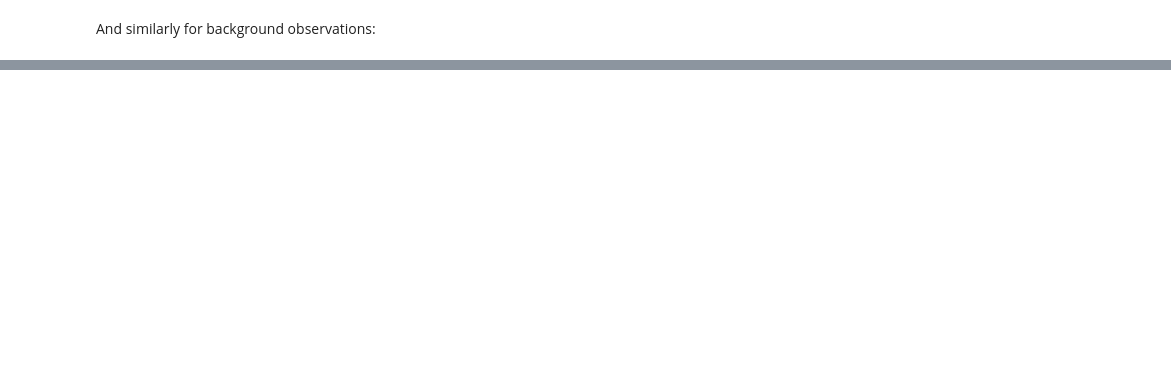
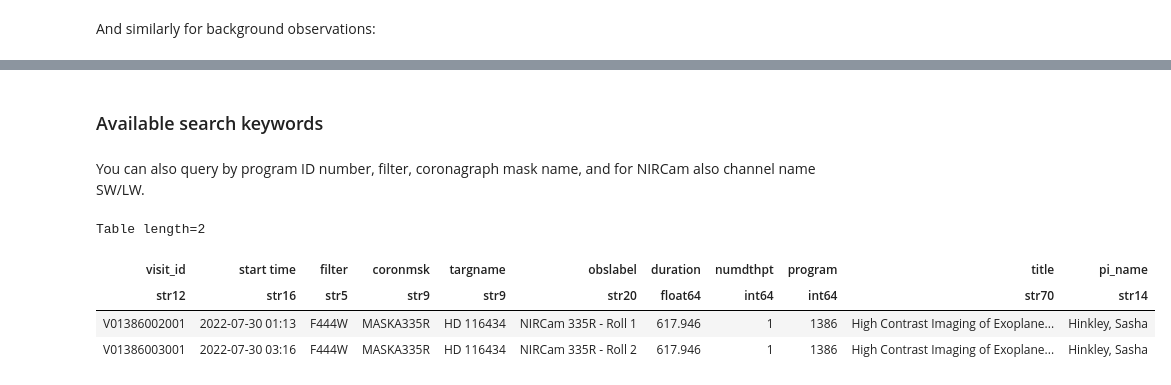
Before and after one commit to kammerje/spaceKLIP, a Jupyter notebook: docs/source/tutorials/MAST query tools for coronagraphic datasets.ipynb, the cells around one changed output, grey strips where cells are left out. Cells and saved outputs as stored; diff of their text form; code cells hidden in the pictures; blank space fills up the shorter version.

```diff
--- a/docs/source/tutorials/MAST query tools for coronagraphic datasets.ipynb
+++ b/docs/source/tutorials/MAST query tools for coronagraphic datasets.ipynb
@@ -77,0 +81,12 @@ Table length=13
+# %% [markdown]
+### Available search keywords
+# %% [markdown]
+You can also query by program ID number, filter, coronagraph mask name, and for NIRCam also channel name SW/LW.
+# %%
+spaceKLIP.mast.query_coron_datasets('NIRCam', program=1386, filt='F444W', kind='SCI')
+# %% [output]
+Table length=2
+| visit_id | start time | filter | coronmsk | targname | obslabel | duration | numdthpt | program | title | pi_name |
+| str12 | str16 | str5 | str9 | str9 | str20 | float64 | int64 | int64 | str70 | str14 |
+| V01386002001 | 2022-07-30 01:13 | F444W | MASKA335R | HD 116434 | NIRCam 335R - Roll 1 | 617.946 | 1 | 1386 | High Contrast Imaging of Exoplane... | Hinkley, Sasha |
+| V01386003001 | 2022-07-30 03:16 | F444W | MASKA335R | HD 116434 | NIRCam 335R - Roll 2 | 617.946 | 1 | 1386 | High Contrast Imaging of Exoplane... | Hinkley, Sasha |
```
Also changed, not shown: parts of 13 cells of this notebook, 1 other file.
